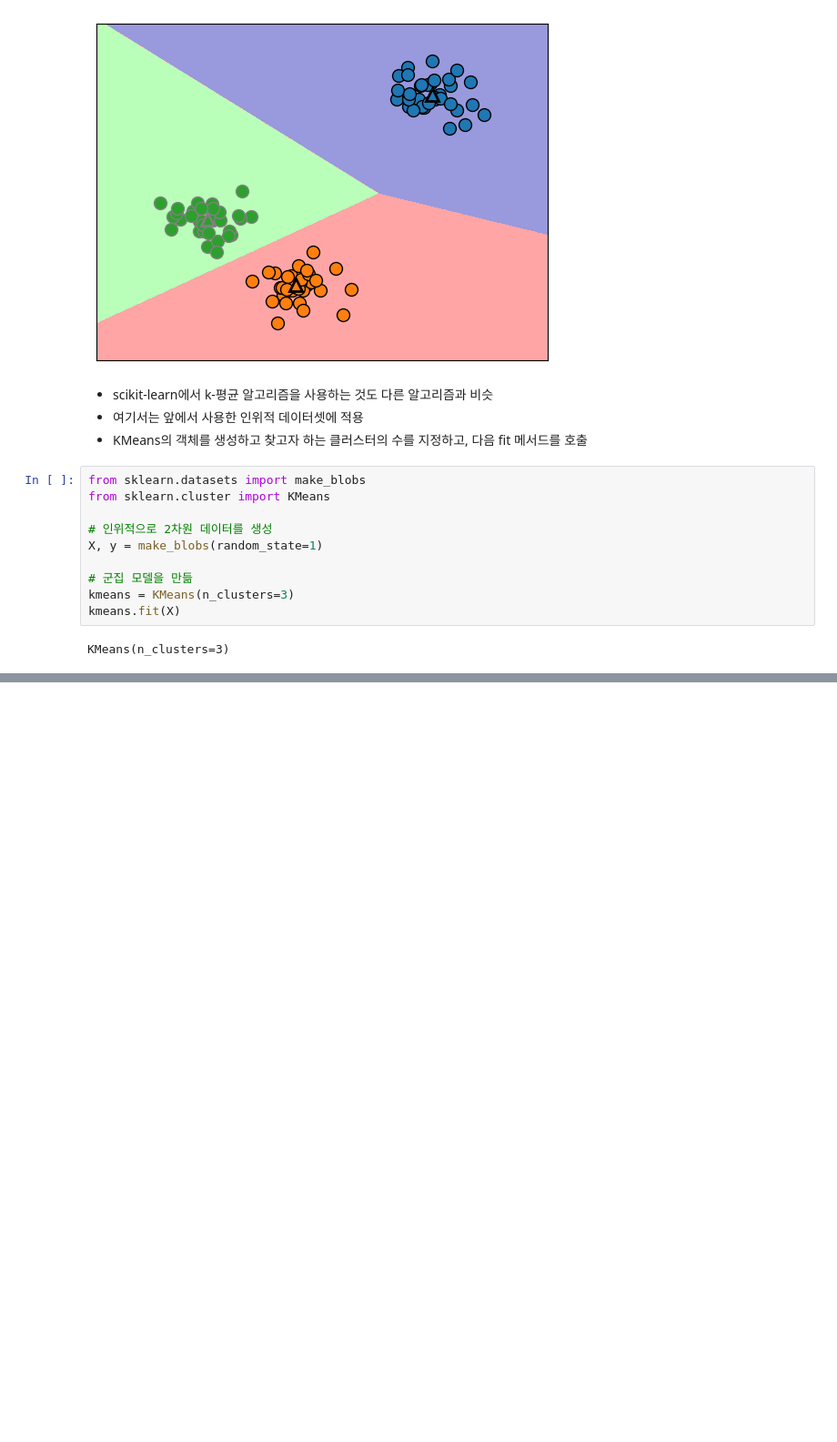
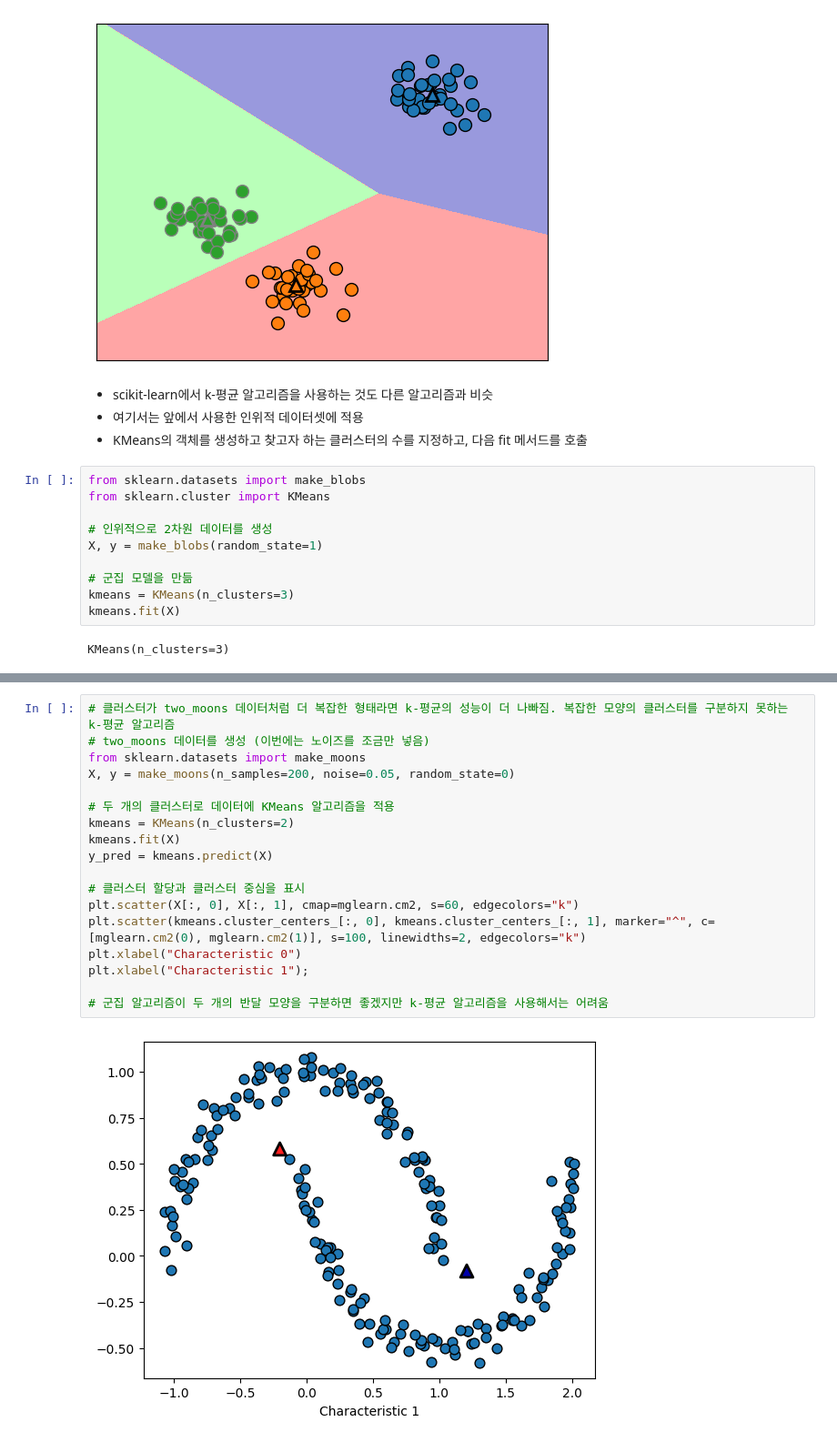
Before and after one commit to haribo09876/MachineLearning, a Jupyter notebook: 03. UnsupervisedLearningAndDataPreprocessing/05. Clustering.ipynb, the cells around one changed output, grey strips where cells are left out. Shown at 91% size. Drawn from its saved outputs; the diff is of its cells as text; blank space fills up the shorter version.

```diff
--- a/03. UnsupervisedLearningAndDataPreprocessing/05. Clustering.ipynb
+++ b/03. UnsupervisedLearningAndDataPreprocessing/05. Clustering.ipynb
@@ -83,0 +142,20 @@ mglearn.discrete_scatter(kmeans.cluster_centers_[:, 0], kmeans.cluster_centers_[
+# %%
+# 클러스터가 two_moons 데이터처럼 더 복잡한 형태라면 k-평균의 성능이 더 나빠짐. 복잡한 모양의 클러스터를 구분하지 못하는 k-평균 알고리즘
+# two_moons 데이터를 생성 (이번에는 노이즈를 조금만 넣음)
+from sklearn.datasets import make_moons
+X, y = make_moons(n_samples=200, noise=0.05, random_state=0)
+
+# 두 개의 클러스터로 데이터에 KMeans 알고리즘을 적용
+kmeans = KMeans(n_clusters=2)
+kmeans.fit(X)
+y_pred = kmeans.predict(X)
+
+# 클러스터 할당과 클러스터 중심을 표시
+plt.scatter(X[:, 0], X[:, 1], cmap=mglearn.cm2, s=60, edgecolors="k")
+plt.scatter(kmeans.cluster_centers_[:, 0], kmeans.cluster_centers_[:, 1], marker="^", c=[mglearn.cm2(0), mglearn.cm2(1)], s=100, linewidths=2, edgecolors="k")
+plt.xlabel("Characteristic 0")
+plt.xlabel("Characteristic 1");
+
+# 군집 알고리즘이 두 개의 반달 모양을 구분하면 좋겠지만 k-평균 알고리즘을 사용해서는 어려움
+# %% [output]
+[figure, added]
```
Also changed, not shown: parts of 45 cells of this notebook.
